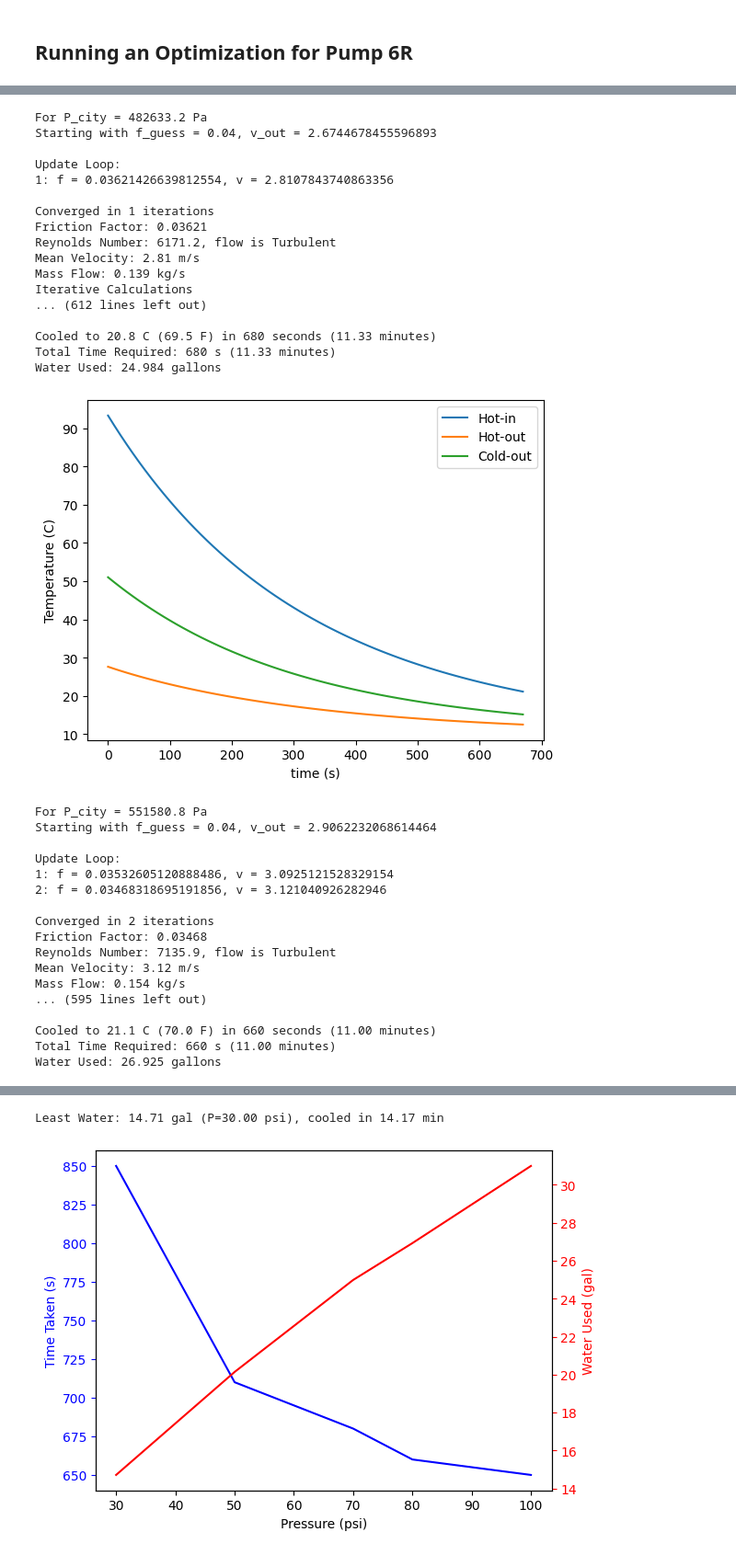
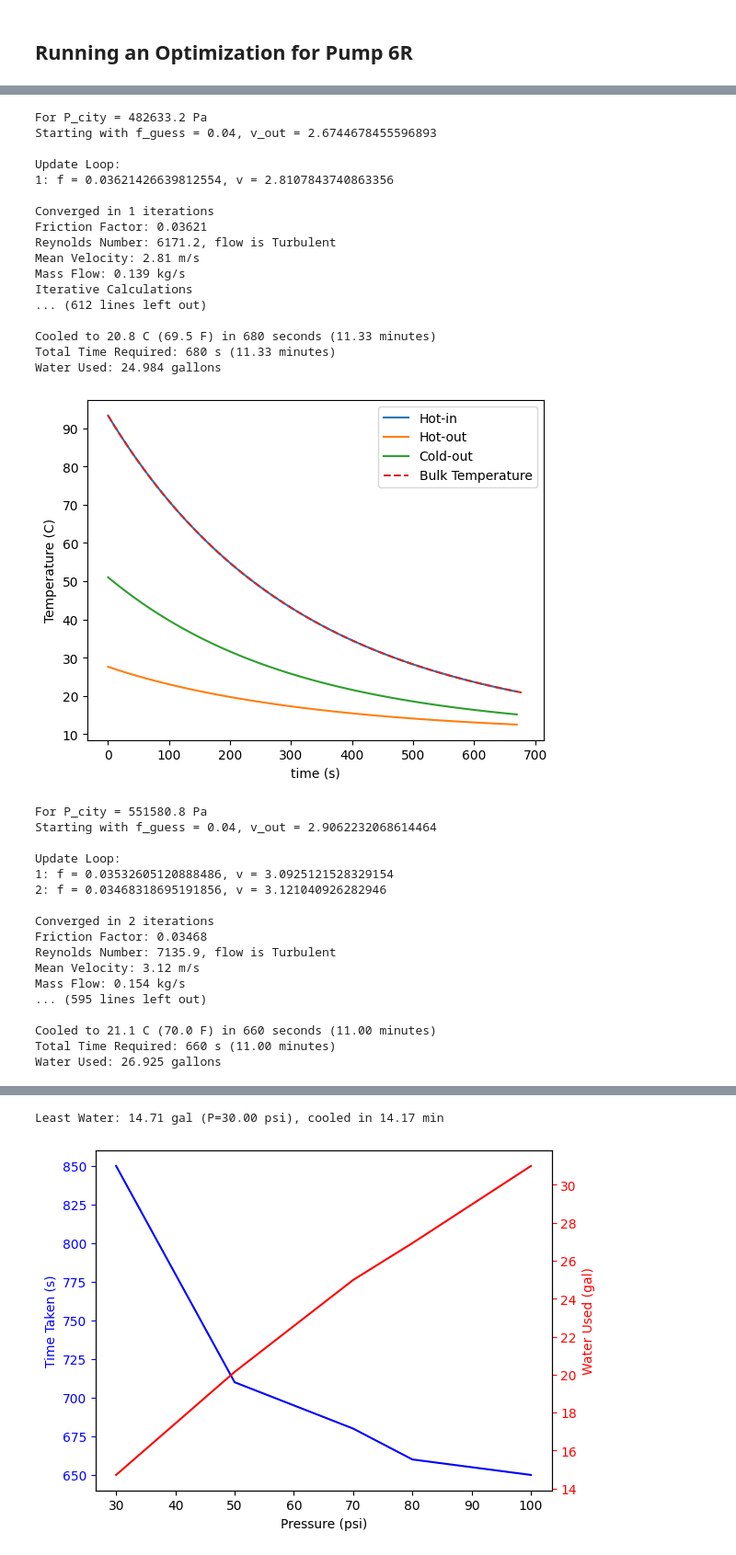
Before and after one commit to Jagardiner97/STAT-6685, a Jupyter notebook: Thermal Fluids Final Project/hxr.ipynb, the cells around one changed output, grey strips where cells are left out. Shown at 92% size. Cells and saved outputs as stored; diff of their text form; code cells hidden in the pictures.

```diff
--- a/Thermal Fluids Final Project/hxr.ipynb
+++ b/Thermal Fluids Final Project/hxr.ipynb
@@ -307,7 +347,7 @@ def get_q(Cmin, T_hot_in, T_cold_in, eps):
 def bulk_temperature_change(heat_rate_calculated, timestep, density, cp, volume=V_wort):
     return -heat_rate_calculated * timestep / (density * volume * cp)
 # %%
-def heat_transfer_loop(delta_t, outer_mass_flow):
+def heat_transfer_loop(delta_t, outer_mass_flow, pump):
     # Heat transfer calculations and bulk fluid temperature updates
     T_wort = T_0_wort
     time = 0
@@ -316,6 +356,7 @@ def heat_transfer_loop(delta_t, outer_mass_flow):
     hot_temps_out = []
     cold_temps_out = []
     wort_temps = []
+    heat_rates = []
     print("Iterative Calculations\n")
 
     # Iterate until the bulk is at the desired temperature
@@ -333,7 +374,7 @@ def heat_transfer_loop(delta_t, outer_mass_flow):
         k_in = get_k_fluid(T_wort)
 
         # Get flow rate of wort
-        inner_flow = plot_hreq_vs_pump(T_wort, pump1, False)
+        inner_flow = plot_hreq_vs_pump(T_wort, pump, False)
         m_dot_in = inner_flow * rho_in
         print(f"Mass flow (inner): {m_dot_in:.4f} kg/s")
         print(f"Mass flow (outer): {outer_mass_flow:.4f} kg/s")
@@ -351,6 +392,7 @@ def heat_transfer_loop(delta_t, outer_mass_flow):
         print(f"Epsilon: {epsilon:.5f}")
         heat_rate = get_q(C_min, T_wort, T_city, epsilon)
         print(f"Heat rate: {heat_rate:.2f} W")
+        heat_rates.append(heat_rate)
 
         # Temperature calculations
         T_hot_out = - (heat_rate / C_in - T_wort)
@@ -376,12 +418,14 @@ def heat_transfer_loop(delta_t, outer_mass_flow):
     print(f"Total Time Required: {time} s ({(time / 60):.2f} minutes)")
     print(f"Water Used: {water_used_gal:.3f} gallons")
 
-    return plot_times, hot_temps_in, hot_temps_out, cold_temps_out, wort_temps, time, water_used_gal
+    return plot_times, hot_temps_in, hot_temps_out, cold_temps_out, wort_temps, time, water_used_gal, heat_rates
 
-def plot_stream_temps(plot_times, hot_temps_in, hot_temps_out, cold_temps_out):
+def plot_stream_temps(plot_times, hot_temps_in, hot_temps_out, cold_temps_out, wort_temps, time):
     plt.plot(plot_times, hot_temps_in, label="Hot-in")
     plt.plot(plot_times, hot_temps_out, label="Hot-out")
     plt.plot(plot_times, cold_temps_out, label="Cold-out")
+    plot_times.append(time)
+    plt.plot(plot_times, wort_temps, label="Bulk Temperature", linestyle="--")
     plt.xlabel("time (s)")
     plt.ylabel("Temperature (C)")
     plt.legend()
@@ -395,13 +439,17 @@ def plot_wort_temps(plot_times, wort_temps, labels):
     plt.title("Bulk Fluid Temperature vs Time")
     plt.legend()
     plt.show()
+
+def plot_q(plot_times, q):
+    plt.plot(plot_times, q)
+    plt.xlabel("time (s)")
+    plt.ylabel("q (W)")
+    plt.show()
 # %%
 # Run heat transfer and plotting functions
-plot_times, hot_temps_in, hot_temps_out, cold_temps_out, wort_temps, time, water_used = heat_transfer_loop(10, m_dot_out)
-plot_stream_temps(plot_times, hot_temps_in, hot_temps_out, cold_temps_out)
+plot_times, hot_temps_in, hot_temps_out, cold_temps_out, wort_temps, time, water_used, q = heat_transfer_loop(10, m_dot_out, pump1)
+plot_stream_temps(plot_times, hot_temps_in, hot_temps_out, cold_temps_out, wort_temps, time)
 plot_times.append(time)
-labels = "Wort"
-plot_wort_temps([plot_times], [wort_temps], [labels])
 # %% [output]
 Iterative Calculations
 
@@ -441,8 +488,8 @@ best_performer_time = 0
 for city_pressure in P_vals_m3:
     print(f"For P_city = {city_pressure:.1f} Pa")
     m_dot_outer, _, _, _ = outer_flow(city_pressure, 0.04)
-    plot_times, hot_temps_in, hot_temps_out, cold_temps_out, wort_temps, time, water_used_gallons = heat_transfer_loop(10, m_dot_outer)
-    plot_stream_temps(plot_times, hot_temps_in, hot_temps_out, cold_temps_out)
+    plot_times, hot_temps_in, hot_temps_out, cold_temps_out, wort_temps, time, water_used_gallons, q = heat_transfer_loop(10, m_dot_outer, pump1)
+    plot_stream_temps(plot_times, hot_temps_in, hot_temps_out, cold_temps_out, wort_temps, time)
     plot_times.append(time)
     wort_temp_plots.append(wort_temps)
     wort_time_plots.append(plot_times)
@@ -494,21 +541,21 @@ Water Used: 20.139 gallons
 For P_city = 482633.2 Pa
 Starting with f_guess = 0.04, v_out = 2.6744678455596893
 
 Update Loop:
 1: f = 0.03621426639812554, v = 2.8107843740863356
 
 Converged in 1 iterations
 Friction Factor: 0.03621
 Reynolds Number: 6171.2, flow is Turbulent
 Mean Velocity: 2.81 m/s
 Mass Flow: 0.139 kg/s
 Iterative Calculations
 ... (612 lines left out)
 
 Cooled to 20.8 C (69.5 F) in 680 seconds (11.33 minutes)
 Total Time Required: 680 s (11.33 minutes)
 Water Used: 24.984 gallons
-[figure, old version]
+[figure, new version]
 For P_city = 551580.8 Pa
 Starting with f_guess = 0.04, v_out = 2.9062232068614464
 
```
Also changed, not shown: parts of 23 cells of this notebook.
